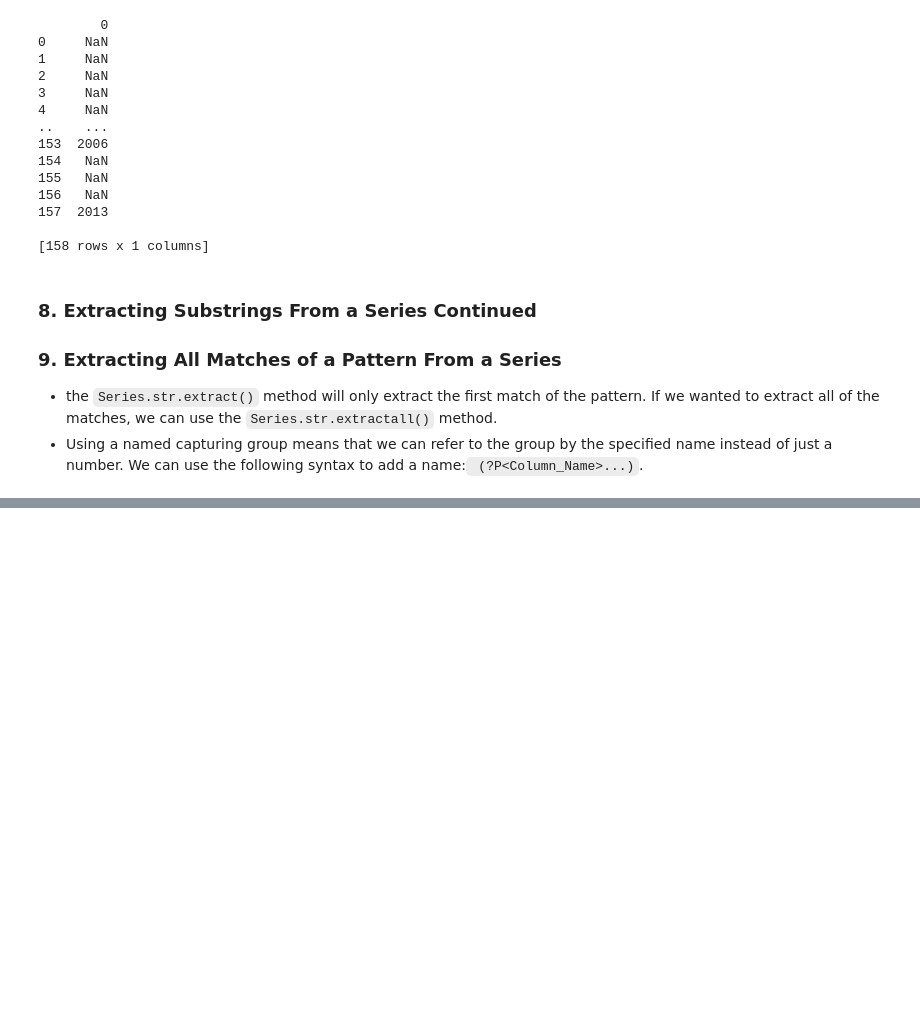
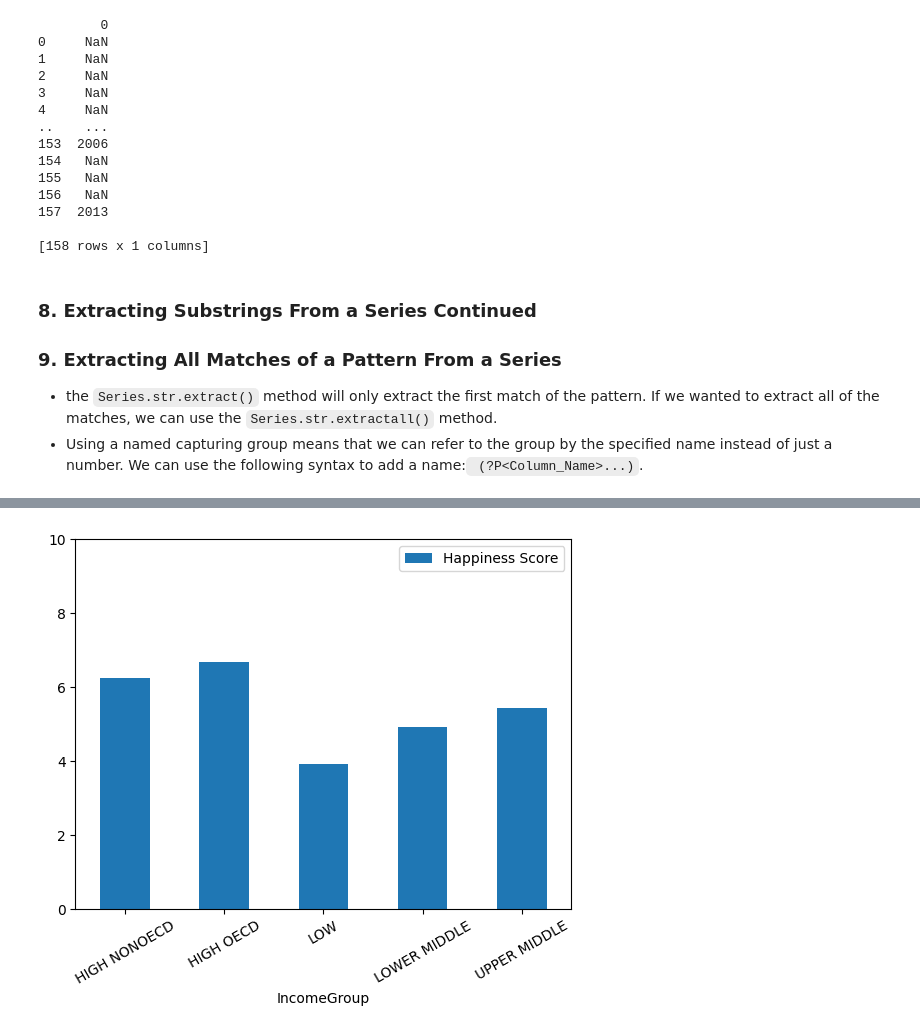
Before and after one commit to NasuYue/AB_testing_google_udemy, a Jupyter notebook: Part3_Data-Cleaning-in-Python/Working with Strings In Pandas/Working-with-Strings-In-Pandas.ipynb, the cells around one changed output, grey strips where cells are left out. Drawn from its saved outputs; the diff is of its cells as text; code cells hidden in the pictures; blank space fills up the shorter version.

```diff
--- a/Part3_Data-Cleaning-in-Python/Working with Strings In Pandas/Working-with-Strings-In-Pandas.ipynb
+++ b/Part3_Data-Cleaning-in-Python/Working with Strings In Pandas/Working-with-Strings-In-Pandas.ipynb
@@ -151,0 +170,11 @@ value_counts=years['Years'].value_counts()
+# %%
+import matplotlib.pyplot as plt
+merged['IncomeGroup']=merged['IncomeGroup'].str.replace(' income','')
+merged['IncomeGroup']=merged['IncomeGroup'].str.replace(':','')
+merged['IncomeGroup']=merged['IncomeGroup'].str.upper()
+
+pv_incomes=merged.pivot_table(index='IncomeGroup',values='Happiness Score')
+pv_incomes.plot(kind='bar',rot=30,ylim=(0,10))
+plt.show()
+# %% [output]
+[figure, added]
```
Also changed, not shown: parts of 4 cells of this notebook.
